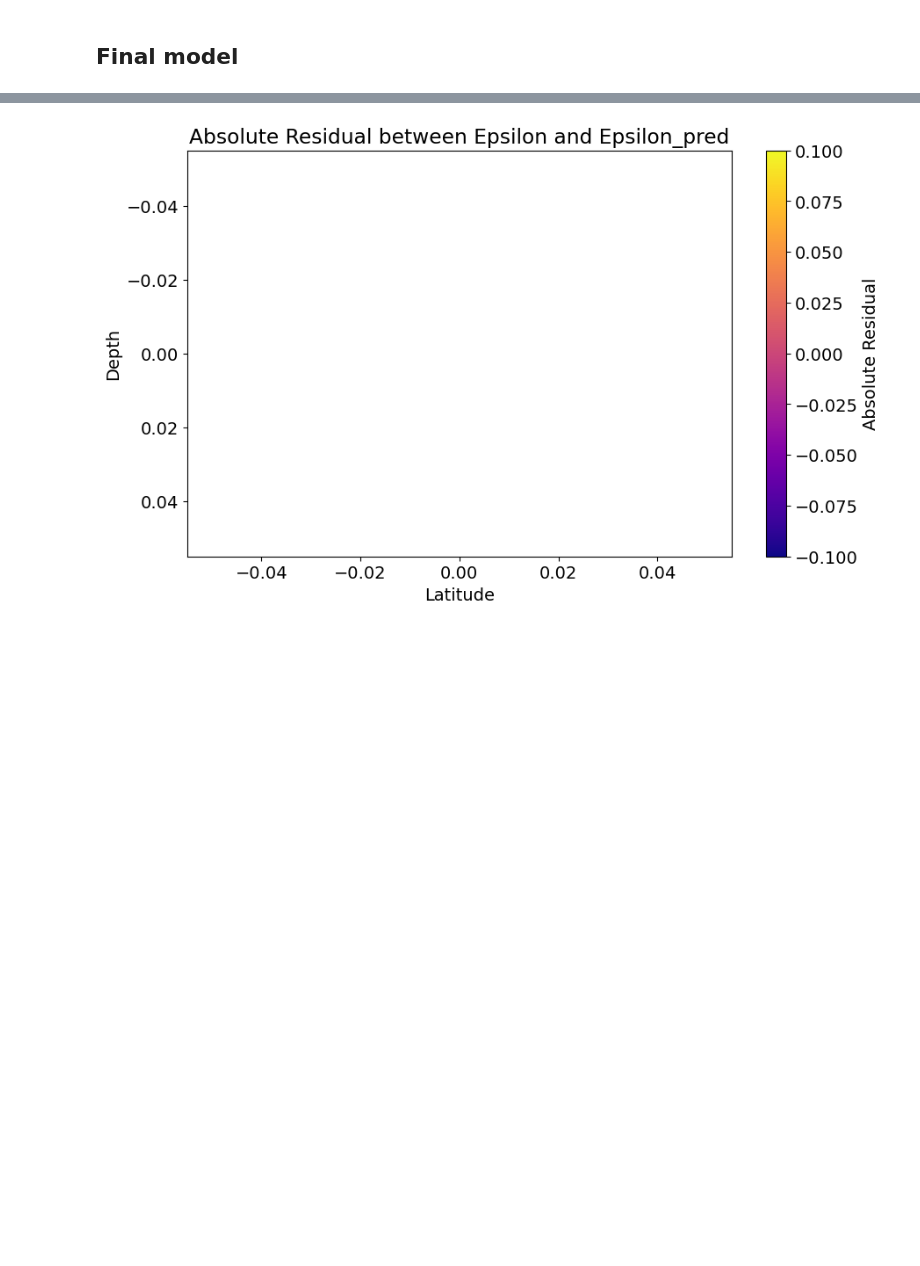
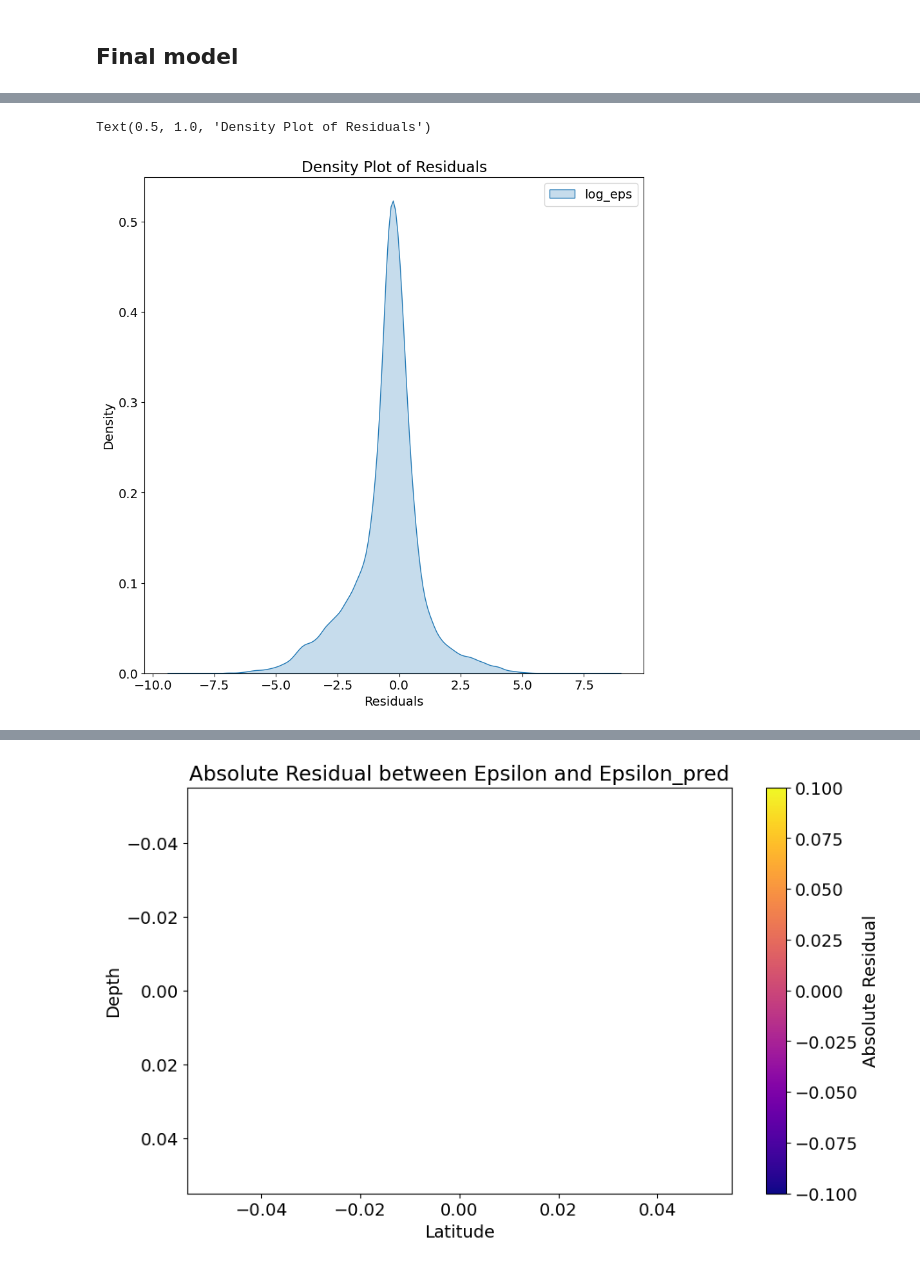
Before and after one commit to lisanneblok/ArcticTurbulence, a Jupyter notebook: ML_models/arctic_RFs.ipynb, the cells around one changed output, grey strips where cells are left out. Cells and saved outputs as stored; diff of their text form; code cells hidden in the pictures; blank space fills up the shorter version.

```diff
--- a/ML_models/arctic_RFs.ipynb
+++ b/ML_models/arctic_RFs.ipynb
@@ -213,0 +186,11 @@ df = pd.DataFrame(y_test, columns=["log_eps"])
+# %%
+import seaborn as sns
+
+residuals = y_pred - y_test
+sns.kdeplot(data=residuals, shade=True)
+plt.xlabel('Residuals')
+plt.ylabel('Density')
+plt.title('Density Plot of Residuals')
+# %% [output]
+Text(0.5, 1.0, 'Density Plot of Residuals')
+[figure, added]
```
Also changed, not shown: parts of 10 cells of this notebook, 1 other file.
